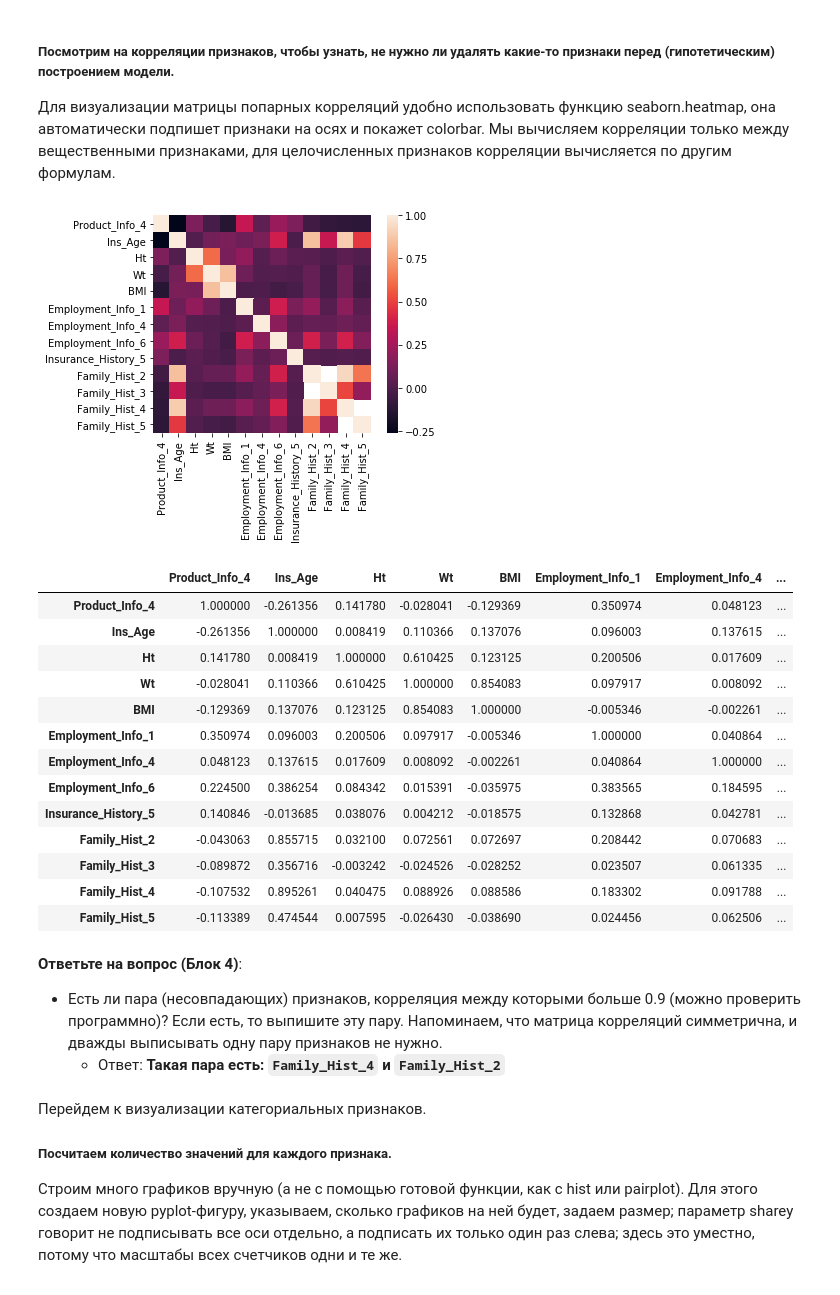
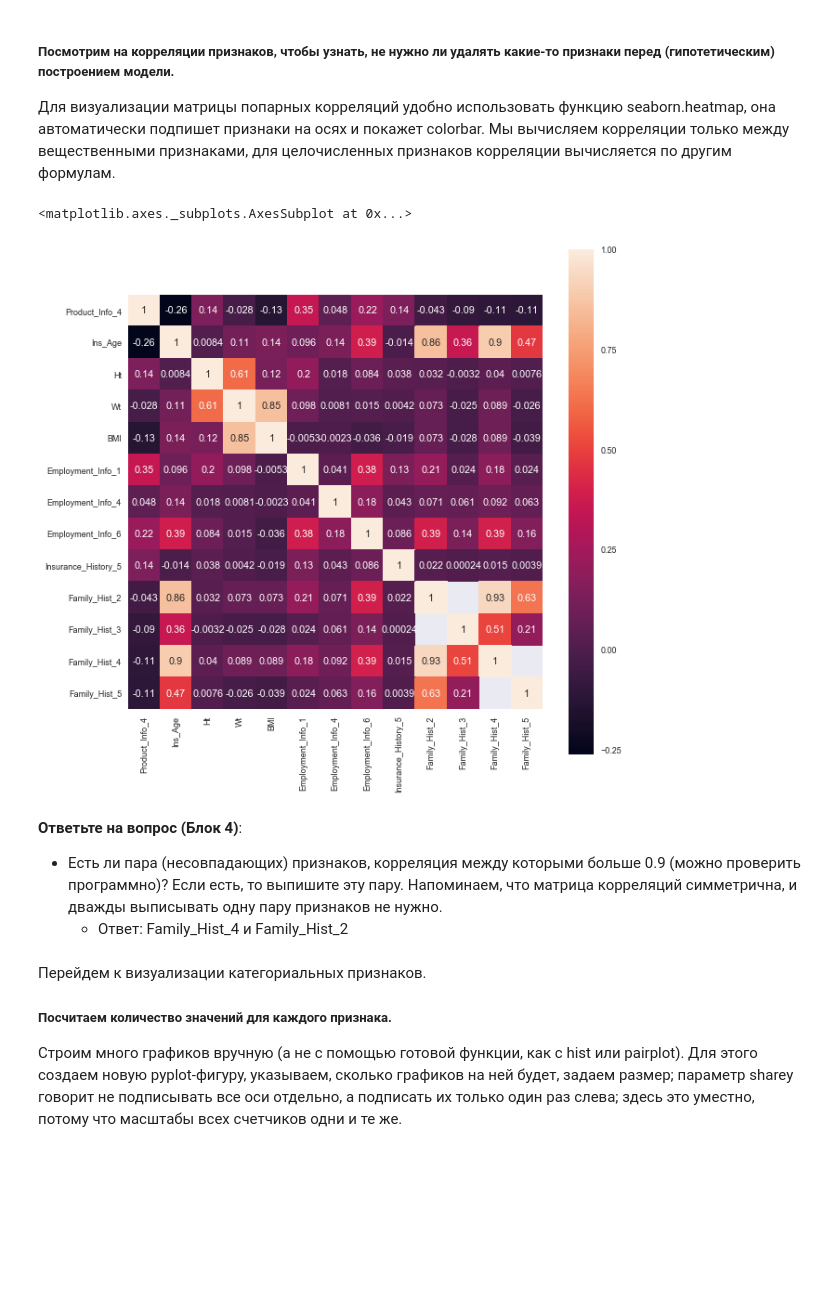
Before and after one commit to kcostya/mipt, a Jupyter notebook: unsupervised-learning/week-3/VisualizationPeerReview.ipynb, the cells around one changed output. Cells and saved outputs as stored; diff of their text form; code cells hidden in the pictures; blank space fills up the shorter version.

```diff
--- a/unsupervised-learning/week-3/VisualizationPeerReview.ipynb
+++ b/unsupervised-learning/week-3/VisualizationPeerReview.ipynb
@@ -164,30 +163,16 @@ seaborn.pairplot(data[discrete_features], diag_kind="kde", dropna=True)
 
 Для визуализации матрицы попарных корреляций удобно использовать функцию seaborn.heatmap, она автоматически подпишет признаки на осях и покажет colorbar. Мы вычисляем корреляции только между вещественными признаками, для целочисленных признаков корреляции вычисляется по другим формулам.
 # %%
-seaborn.heatmap(data[real_features].corr(), square=True);
+seaborn.set(font_scale=0.9)
+fig, ax = plt.subplots(figsize=(10,10))
+seaborn.heatmap(data[real_features].corr(), square=True, annot=True)
 # %% [output]
+<matplotlib.axes._subplots.AxesSubplot at 0x...>
-[figure, old version]
+[figure, new version]
-# %%
-data[real_features].corr()
-# %% [output]
-|  | Product_Info_4 | Ins_Age | Ht | Wt | BMI | Employment_Info_1 | Employment_Info_4 | ... |
-| Product_Info_4 | 1.000000 | -0.261356 | 0.141780 | -0.028041 | -0.129369 | 0.350974 | 0.048123 | ... |
-| Ins_Age | -0.261356 | 1.000000 | 0.008419 | 0.110366 | 0.137076 | 0.096003 | 0.137615 | ... |
-| Ht | 0.141780 | 0.008419 | 1.000000 | 0.610425 | 0.123125 | 0.200506 | 0.017609 | ... |
-| Wt | -0.028041 | 0.110366 | 0.610425 | 1.000000 | 0.854083 | 0.097917 | 0.008092 | ... |
-| BMI | -0.129369 | 0.137076 | 0.123125 | 0.854083 | 1.000000 | -0.005346 | -0.002261 | ... |
-| Employment_Info_1 | 0.350974 | 0.096003 | 0.200506 | 0.097917 | -0.005346 | 1.000000 | 0.040864 | ... |
-| Employment_Info_4 | 0.048123 | 0.137615 | 0.017609 | 0.008092 | -0.002261 | 0.040864 | 1.000000 | ... |
-| Employment_Info_6 | 0.224500 | 0.386254 | 0.084342 | 0.015391 | -0.035975 | 0.383565 | 0.184595 | ... |
-| Insurance_History_5 | 0.140846 | -0.013685 | 0.038076 | 0.004212 | -0.018575 | 0.132868 | 0.042781 | ... |
-| Family_Hist_2 | -0.043063 | 0.855715 | 0.032100 | 0.072561 | 0.072697 | 0.208442 | 0.070683 | ... |
-| Family_Hist_3 | -0.089872 | 0.356716 | -0.003242 | -0.024526 | -0.028252 | 0.023507 | 0.061335 | ... |
-| Family_Hist_4 | -0.107532 | 0.895261 | 0.040475 | 0.088926 | 0.088586 | 0.183302 | 0.091788 | ... |
-| Family_Hist_5 | -0.113389 | 0.474544 | 0.007595 | -0.026430 | -0.038690 | 0.024456 | 0.062506 | ... |
 # %% [markdown]
 __Ответьте на вопрос (Блок 4)__:
 * Есть ли пара (несовпадающих) признаков, корреляция между которыми больше 0.9 (можно проверить программно)? Если есть, то выпишите эту пару. Напоминаем, что матрица корреляций симметрична, и дважды выписывать одну пару признаков не нужно.
-    * Ответ: **Такая пара есть: `Family_Hist_4` и `Family_Hist_2`**
+    * Ответ: Family_Hist_4 и Family_Hist_2
 # %% [markdown]
 Перейдем к визуализации категориальных признаков.
 
```
Also changed, not shown: parts of 29 cells of this notebook, 1 other file.
